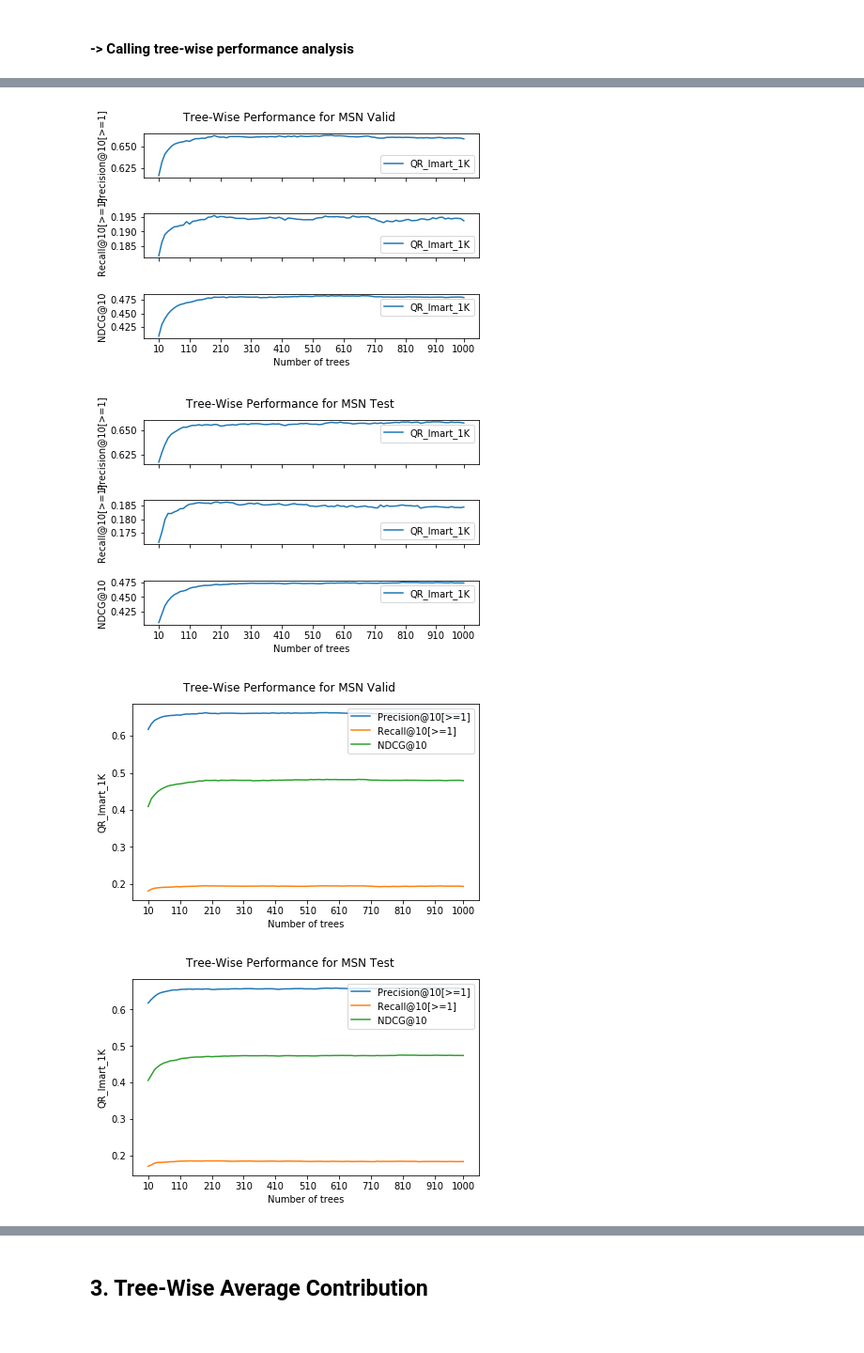
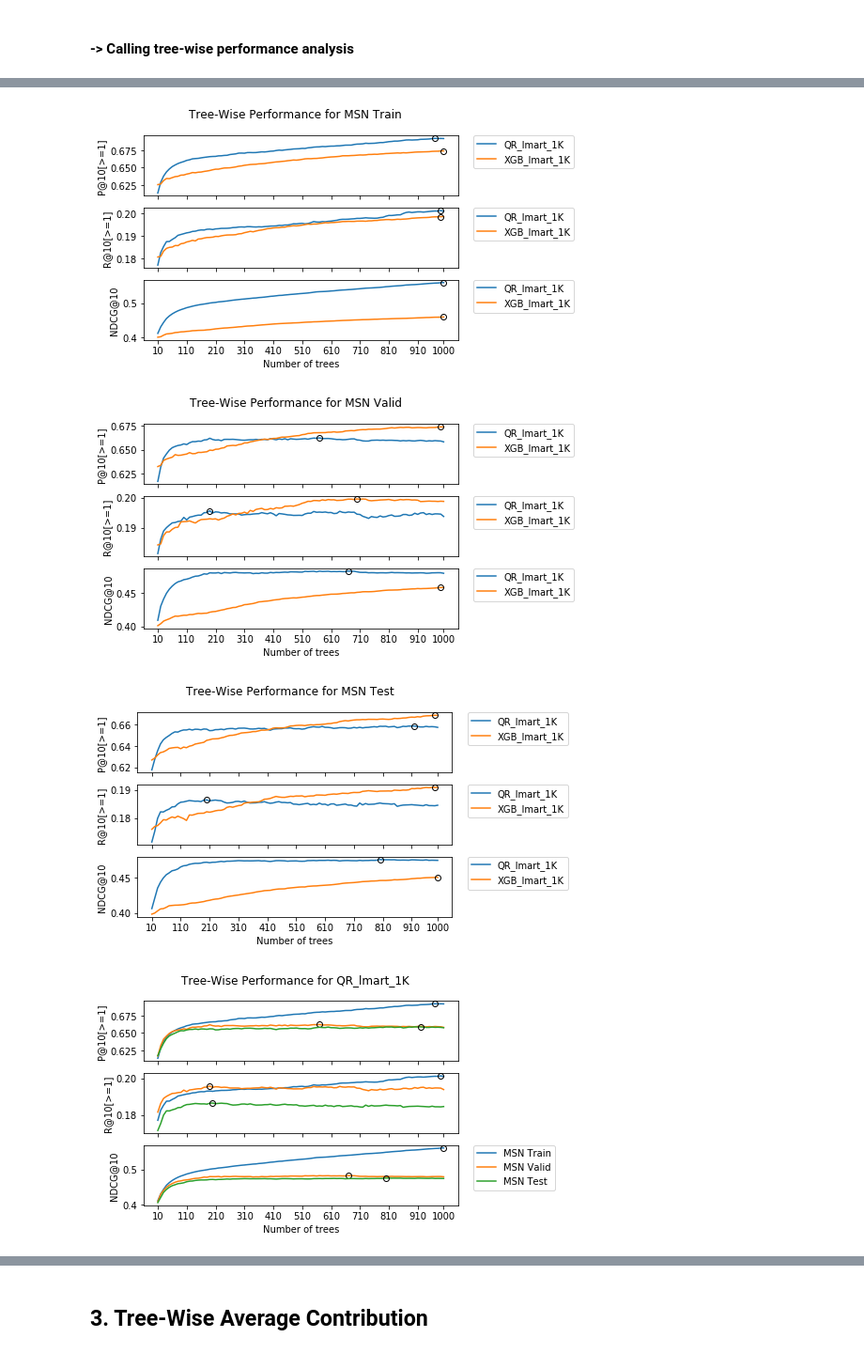
Before and after one commit to hpclab/rankeval, a Jupyter notebook: notebooks/RankEval - Effectiveness Analysis.ipynb, the cells around one changed output, grey strips where cells are left out. Shown at 94% size. Saved outputs shown, nothing was run; the diff lists cells and outputs as text; code cells hidden in the pictures.

Commit message:
fixing str for metrics and more effectiveness nb

```diff
--- a/notebooks/RankEval - Effectiveness Analysis.ipynb
+++ b/notebooks/RankEval - Effectiveness Analysis.ipynb
@@ -168,9 +165,9 @@ To better visualize the results we offer plotting facilities.
 from rankeval.analysis.effectiveness import tree_wise_performance
 
 # compare validation vs. test, discuss overfitting
-msn_tree_wise_perf = tree_wise_performance(datasets=[msn_validation, msn_test],
-                                          models=[msn_qr_lmart_1Ktrees],
+msn_tree_wise_perf = tree_wise_performance(datasets=[msn_train, msn_validation, msn_test],
+                                          models=[msn_qr_lmart_1Ktrees, msn_xgb_lmart_1Ktrees],
                                           metrics=[precision_10, recall_10, ndcg_10],
                                           step=10)
-print msn_tree_wise_perf
+msn_tree_wise_perf.to_dataframe()
 # %% [output]
@@ -197,14 +201,12 @@ The **plot_tree_wise_model_performance** method helps visualize the **tree_wise_
 # %%
-from rankeval.visualization.effectiveness import plot_tree_wise_model_performance
+from rankeval.visualization.effectiveness import plot_tree_wise_performance
 
-fig1 = plot_tree_wise_model_performance(msn_tree_wise_perf, compare = "models")
+fig1 = plot_tree_wise_performance(msn_tree_wise_perf, compare = "models")
 fig1.show()
-fig2 = plot_tree_wise_model_performance(msn_tree_wise_perf, compare = "metrics")
+fig2 = plot_tree_wise_performance(msn_tree_wise_perf, compare = "datasets")
 fig2.show()
-fig3 = plot_tree_wise_model_performance(msn_tree_wise_perf, compare = "datasets")
-fig3.show()
 # %% [output]
-[figure, old version]
+[figure, new version]
-[figure, old version]
+[figure, new version]
-[figure, old version]
+[figure, new version]
-[figure, old version]
+[figure, new version]
```
Also changed, not shown: parts of 13 cells of this notebook, 6 other files.
